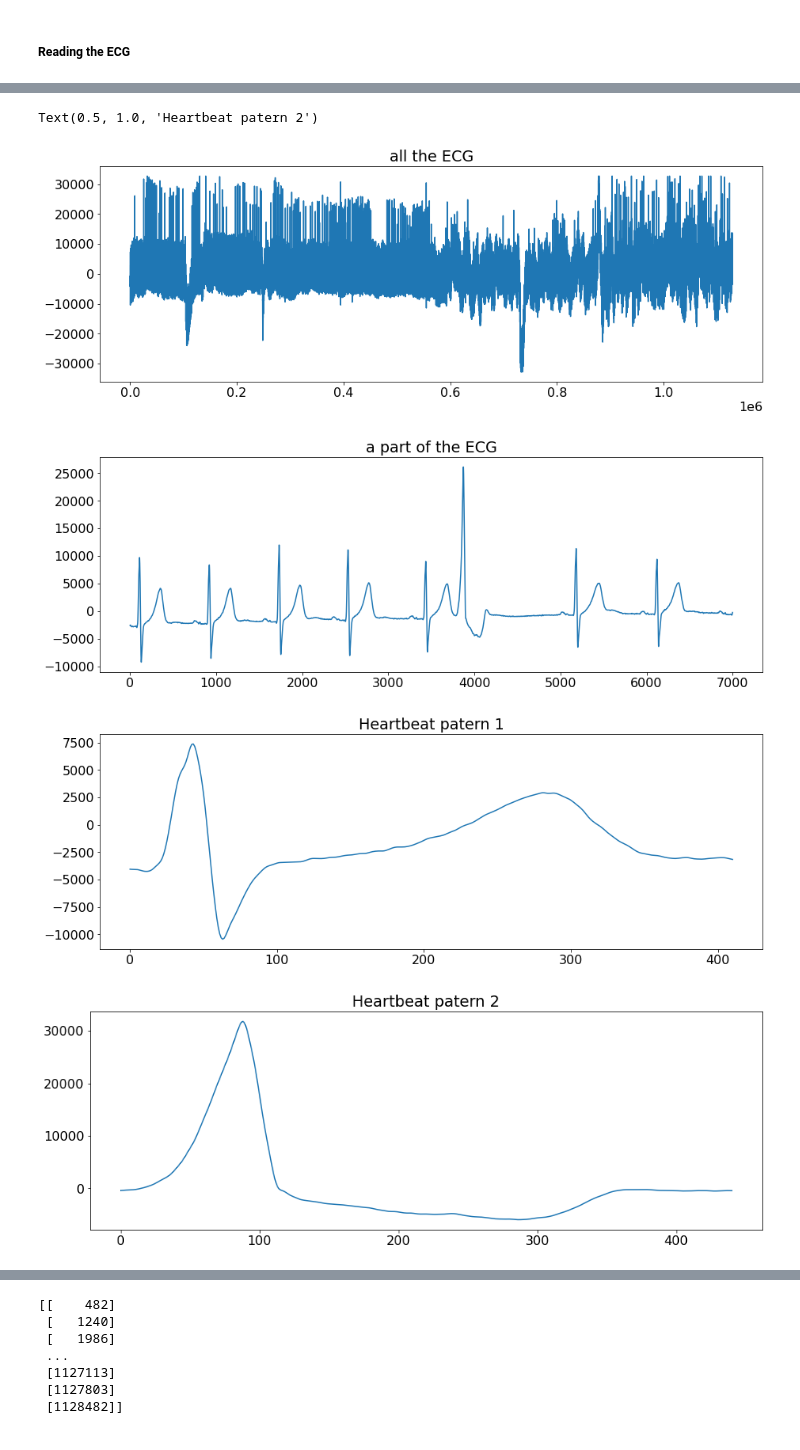
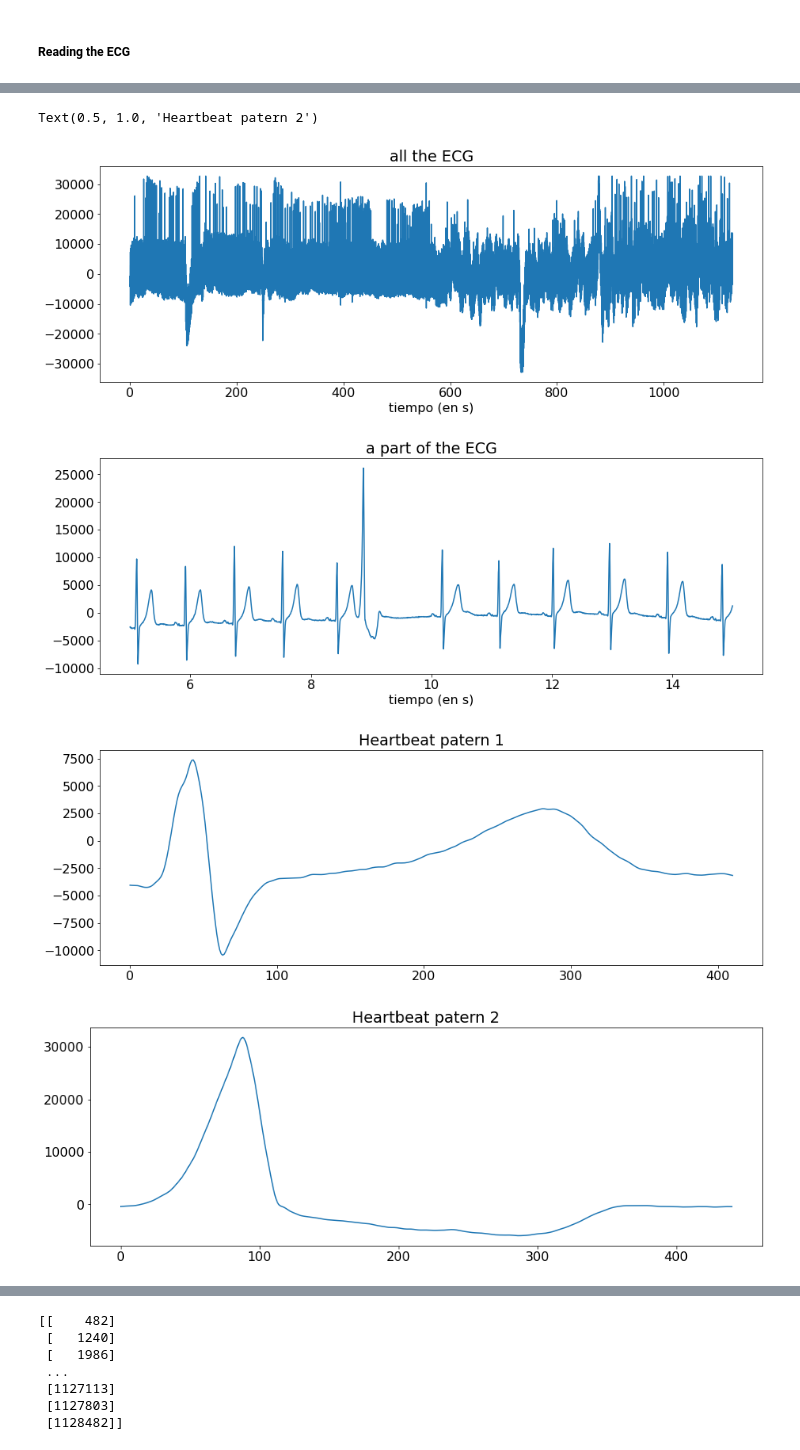
Before and after one commit to Mathilde-lelephant/Mathilde-d-Hebrail-PDS-repo, a Jupyter notebook: notebook8.ipynb, the cells around one changed output, grey strips where cells are left out. Saved outputs shown, nothing was run; the diff lists cells and outputs as text; code cells hidden in the pictures.

```diff
--- a/notebook8.ipynb
+++ b/notebook8.ipynb
@@ -33,6 +33,10 @@ fig_sz_y = 13
 fig_dpi = 80 # dpi
 fig_font_size = 16
 plt.rcParams.update({'font.size':fig_font_size})
+
+def vertical_flaten(a):
+
+    return a.reshape(a.shape[0], 1)
 # %% [markdown]
 # ECG
 # %% [markdown]
@@ -40,34 +44,37 @@ plt.rcParams.update({'font.size':fig_font_size})
 # %%
 fs_ecg = 1000 # Hz
 
 # para listar las variables que hay en el archivo
 print(sio.whosmat('ECG_TP4.mat'))
 mat_struct = sio.loadmat('./ECG_TP4.mat')
 
 ecg_one_lead = vertical_flaten(mat_struct['ecg_lead'])
+tt = np.arange(0, len(ecg_one_lead)/fs_ecg, 1/fs_ecg).flatten()
 
 hb_1 = vertical_flaten(mat_struct['heartbeat_pattern1'])
 hb_2 = vertical_flaten(mat_struct['heartbeat_pattern2'])
 
 plt.figure(1)
-plt.plot(ecg_one_lead)
+plt.plot(tt, ecg_one_lead)
+plt.xlabel("tiempo (en s)")
 plt.title("all the ECG")
 
 plt.figure(2)
-plt.plot(ecg_one_lead[5000:12000])
+plt.plot(tt[5000:15000], ecg_one_lead[5000:15000])
+plt.xlabel("tiempo (en s)")
 plt.title("a part of the ECG")
 
 plt.figure(3)
 plt.plot(hb_1)
 plt.title("Heartbeat patern 1")
 
 plt.figure(4)
 plt.plot(hb_2)
 plt.title("Heartbeat patern 2")
 # %% [output]
 [('ecg_lead', (1129116, 1), 'double'), ('qrs_pattern1', (113, 1), 'double'), ('heartbeat_pattern1', (411, 1), 'double'), ('heartbeat_pattern2', (441, 1), 'double'), ('qrs_detections', (1903, 1), 'doub ...
 Text(0.5, 1.0, 'Heartbeat patern 2')
-[figure, old version]
+[figure, new version]
-[figure, old version]
+[figure, new version]
 [figure]
 [figure]
```
Also changed, not shown: parts of 15 cells of this notebook.
